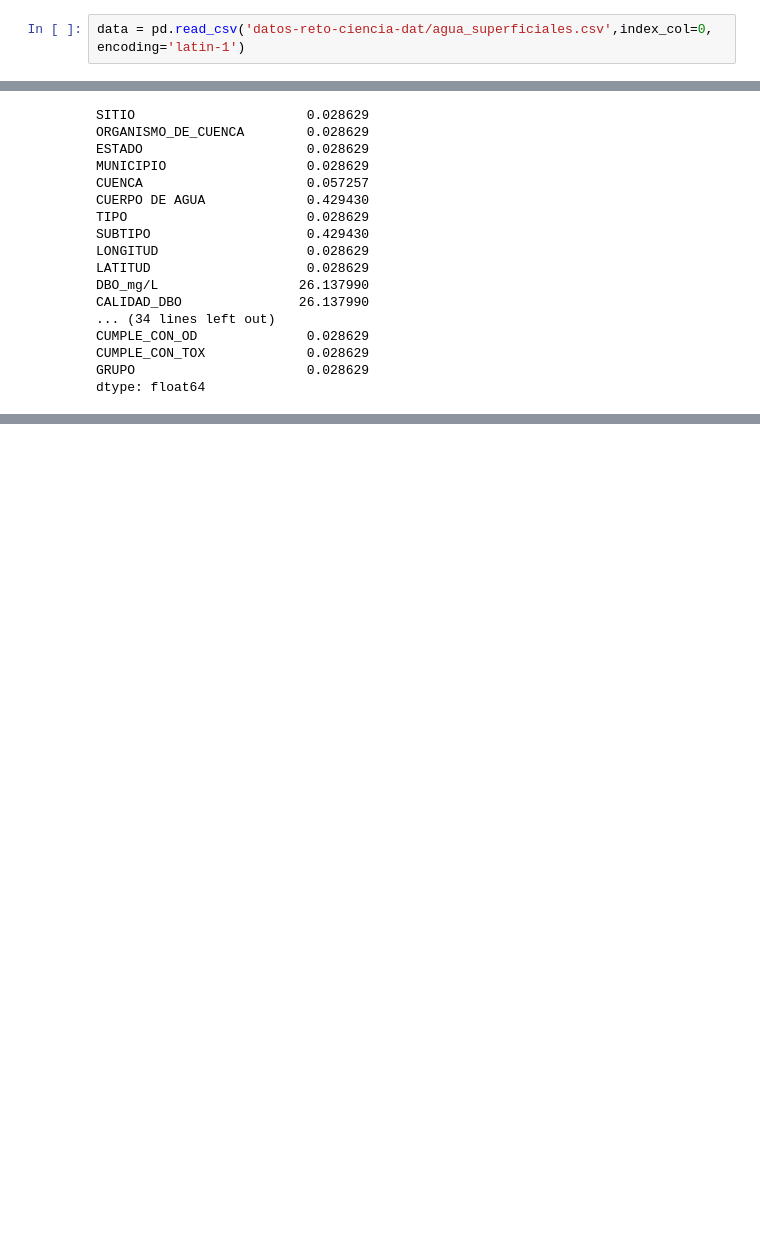
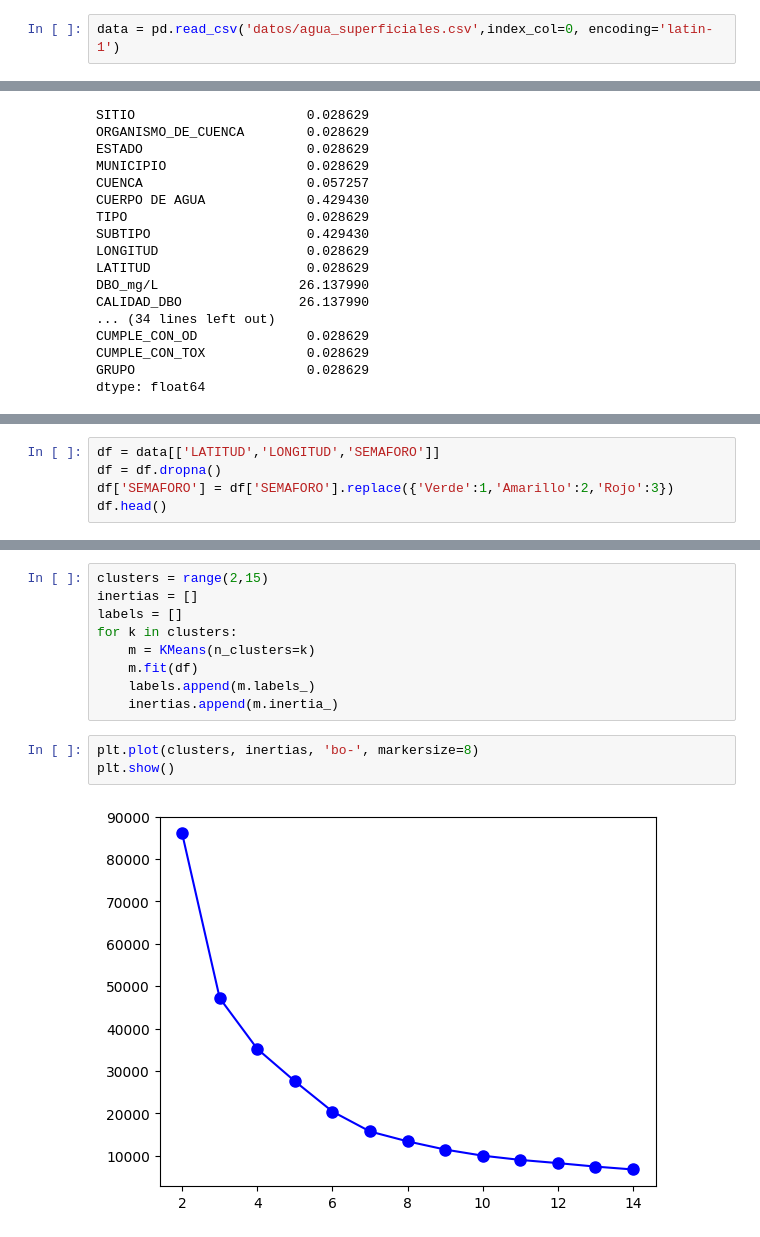
Before and after one commit to PosgradoMNA/Proyecto_equipo_160, a Jupyter notebook: Reto_aguas_superficie.ipynb, the cells around one changed output, grey strips where cells are left out. Drawn from its saved outputs; the diff is of its cells as text; blank space fills up the shorter version.

Commit message:
Agregando kmeans y metricas

```diff
--- a/Reto_aguas_superficie.ipynb
+++ b/Reto_aguas_superficie.ipynb
@@ -17,5 +18,5 @@ import seaborn as sns
 # %%
-data = pd.read_csv('datos-reto-ciencia-dat/agua_superficiales.csv',index_col=0, encoding='latin-1')
+data = pd.read_csv('datos/agua_superficiales.csv',index_col=0, encoding='latin-1')
 # %%
 data.head()
 # %% [output]
@@ -203,0 +199,5 @@ memory usage: 1.3+ MB
+# %%
+df = data[['LATITUD','LONGITUD','SEMAFORO']]
+df = df.dropna()
+df['SEMAFORO'] = df['SEMAFORO'].replace({'Verde':1,'Amarillo':2,'Rojo':3})
+df.head()
@@ -203,0 +212,14 @@ memory usage: 1.3+ MB
+# %%
+clusters = range(2,15)
+inertias = []
+labels = []
+for k in clusters:
+    m = KMeans(n_clusters=k)
+    m.fit(df)
+    labels.append(m.labels_)
+    inertias.append(m.inertia_)
+# %%
+plt.plot(clusters, inertias, 'bo-', markersize=8)
+plt.show()
+# %% [output]
+[figure, added]
```
Also changed, not shown: parts of 8 cells of this notebook.
